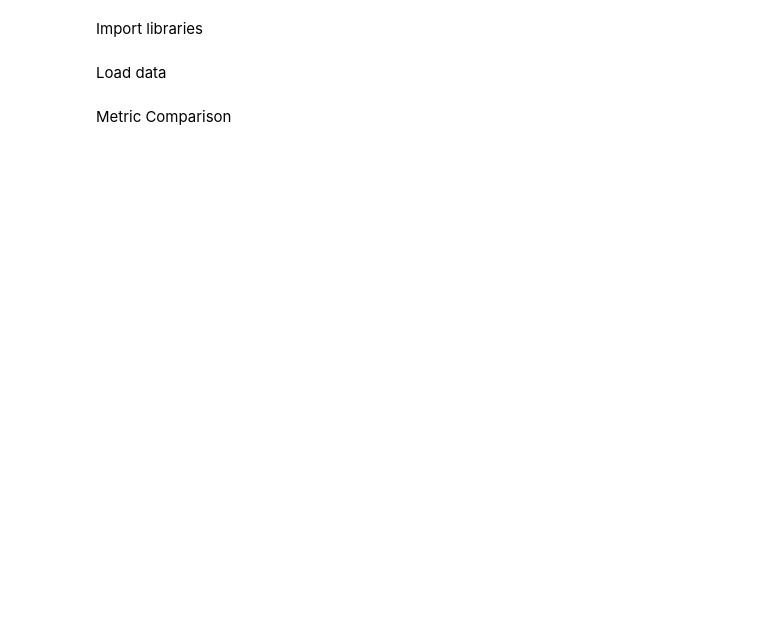
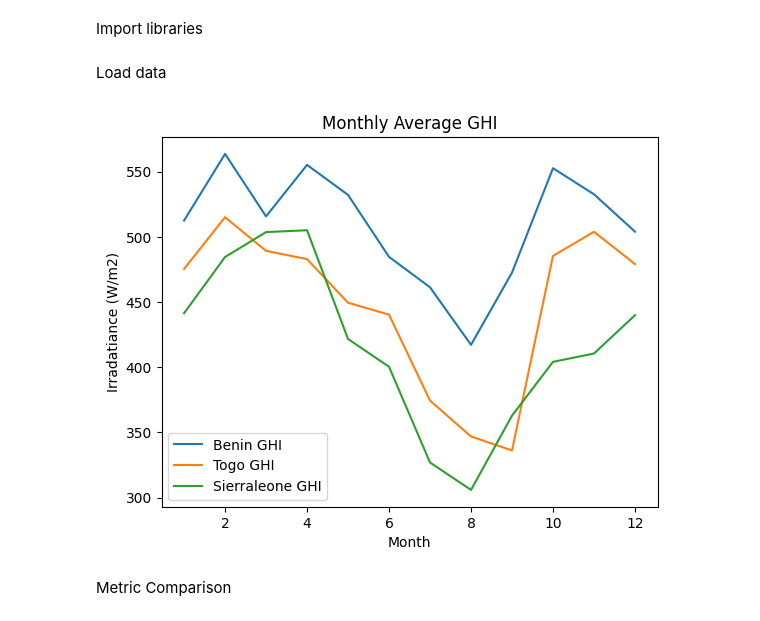
Before and after one commit to girmachew82/solar-challenge-week1, a Jupyter notebook: notebooks/compare_countries.ipynb, the cells around one changed output. Cells and saved outputs as stored; diff of their text form; code cells hidden in the pictures; blank space fills up the shorter version.

```diff
--- a/notebooks/compare_countries.ipynb
+++ b/notebooks/compare_countries.ipynb
@@ -23,3 +54,28 @@ df_all = pd.concat([df_benin, df_sierra, df_togo], ignore_index=True)
+# %%
+df_benin['Timestamp'] = pd.to_datetime(df_benin['Timestamp'])
+df_benin = df_benin[(df_benin['GHI'] >= 0) & (df_benin['DNI'] >= 0) & (df_benin['DHI'] >=0 )]
+df_benin['month'] = df_benin['Timestamp'].dt.month
+benin_monthly = df_benin.groupby('month')[['GHI','DNI','DHI']].mean()
+benin_monthly['GHI'].plot(label='Benin GHI')
+
+df_togo['Timestamp'] = pd.to_datetime(df_togo['Timestamp'])
+df_togo = df_togo[(df_togo['GHI'] >= 0) & (df_togo['DNI'] >= 0) & (df_togo['DHI'] >=0 )]
+df_togo['month'] = df_togo['Timestamp'].dt.month
+togo_monthly = df_togo.groupby('month')[['GHI','DNI','DHI']].mean()
+togo_monthly['GHI'].plot(label='Togo GHI')
+
+df_sierra['Timestamp'] = pd.to_datetime(df_sierra['Timestamp'])
+df_sierra = df_sierra[(df_sierra['GHI'] >= 0) & (df_sierra['DNI'] >= 0) & (df_sierra['DHI'] >=0 )]
+df_sierra['month'] = df_sierra['Timestamp'].dt.month
+sierra_monthly = df_sierra.groupby('month')[['GHI','DNI','DHI']].mean()
+sierra_monthly['GHI'].plot(label='Sierraleone GHI')
+plt.legend()
+plt.title('Monthly Average GHI')
+plt.xlabel('Month')
+plt.ylabel('Irradatiance (W/m2)')
+plt.show()
+# %% [output]
+[figure, added]
 # %% [markdown]
 Metric Comparison
 # %%
```
Also changed, not shown: parts of 6 cells of this notebook, 1 other file.
